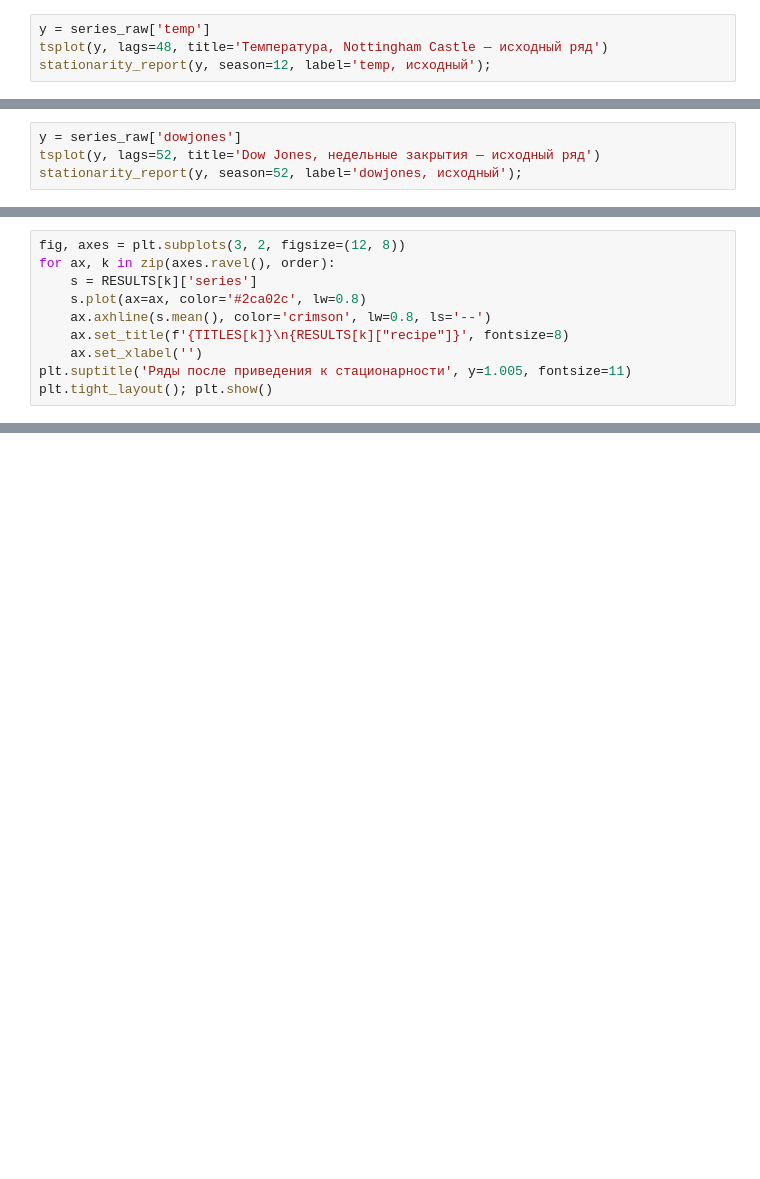
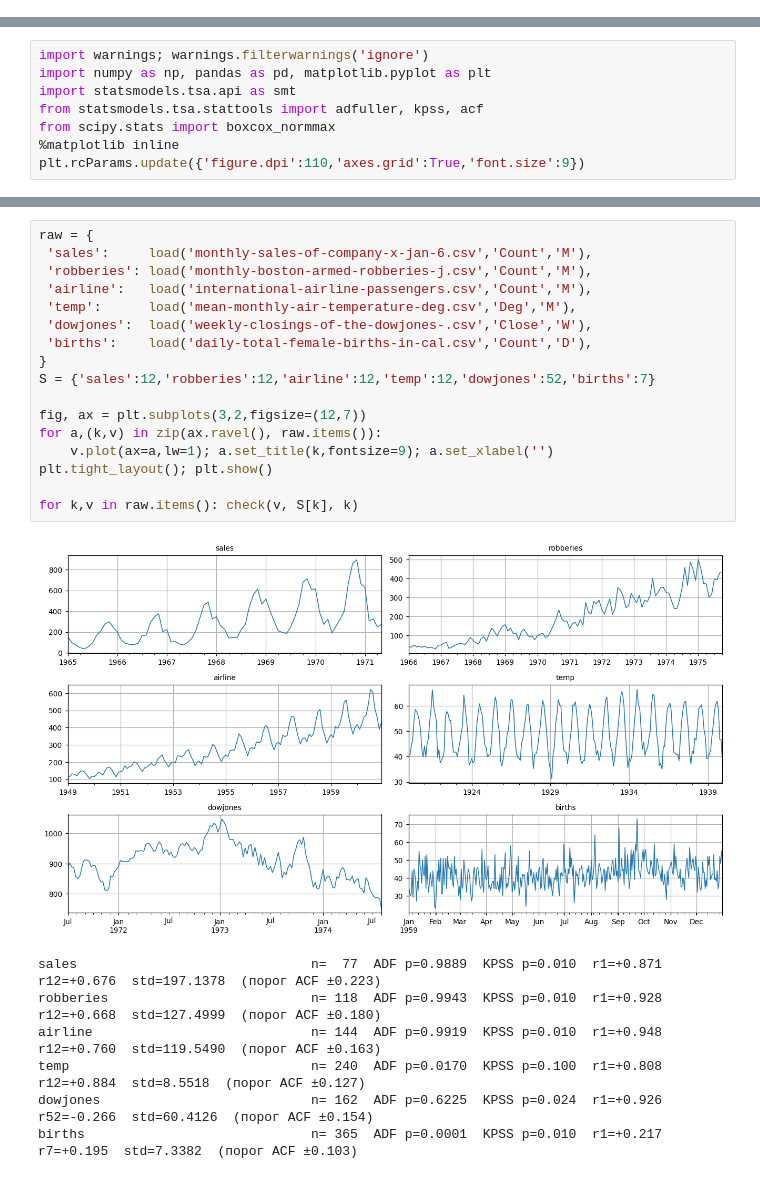
Before and after one commit to MkShkolnikov/time-series-stationarity, a Jupyter notebook: time_series_stationarity.ipynb, the cells around one changed output, grey strips where cells are left out. Saved outputs shown, nothing was run; the diff lists cells and outputs as text; blank space fills up the shorter version.

```diff
--- a/time_series_stationarity.ipynb
+++ b/time_series_stationarity.ipynb
@@ -539,4 +0,0 @@ register('sales', y_sales_B, 'log -> $\\Delta_1$ -> минус сезонные
-# %%
-y = series_raw['temp']
-tsplot(y, lags=48, title='Температура, Nottingham Castle — исходный ряд')
-stationarity_report(y, season=12, label='temp, исходный');
@@ -709,4 +0,0 @@ register('births', y_bir_C, 'минус линейный тренд и дамм
-# %%
-y = series_raw['dowjones']
-tsplot(y, lags=52, title='Dow Jones, недельные закрытия — исходный ряд')
-stationarity_report(y, season=52, label='dowjones, исходный');
@@ -795,10 +0,0 @@ summary
-# %%
-fig, axes = plt.subplots(3, 2, figsize=(12, 8))
-for ax, k in zip(axes.ravel(), order):
-    s = RESULTS[k]['series']
-    s.plot(ax=ax, color='#2ca02c', lw=0.8)
-    ax.axhline(s.mean(), color='crimson', lw=0.8, ls='--')
-    ax.set_title(f'{TITLES[k]}\n{RESULTS[k]["recipe"]}', fontsize=8)
-    ax.set_xlabel('')
-plt.suptitle('Ряды после приведения к стационарности', y=1.005, fontsize=11)
-plt.tight_layout(); plt.show()
@@ -836,0 +6,8 @@ plt.tight_layout(); plt.show()
+# %%
+import warnings; warnings.filterwarnings('ignore')
+import numpy as np, pandas as pd, matplotlib.pyplot as plt
+import statsmodels.tsa.api as smt
+from statsmodels.tsa.stattools import adfuller, kpss, acf
+from scipy.stats import boxcox_normmax
+%matplotlib inline
+plt.rcParams.update({'figure.dpi':110,'axes.grid':True,'font.size':9})
@@ -836,0 +49,25 @@ plt.tight_layout(); plt.show()
+# %%
+raw = {
+ 'sales':     load('monthly-sales-of-company-x-jan-6.csv','Count','M'),
+ 'robberies': load('monthly-boston-armed-robberies-j.csv','Count','M'),
+ 'airline':   load('international-airline-passengers.csv','Count','M'),
+ 'temp':      load('mean-monthly-air-temperature-deg.csv','Deg','M'),
+ 'dowjones':  load('weekly-closings-of-the-dowjones-.csv','Close','W'),
+ 'births':    load('daily-total-female-births-in-cal.csv','Count','D'),
+}
+S = {'sales':12,'robberies':12,'airline':12,'temp':12,'dowjones':52,'births':7}
+
+fig, ax = plt.subplots(3,2,figsize=(12,7))
+for a,(k,v) in zip(ax.ravel(), raw.items()):
+    v.plot(ax=a,lw=1); a.set_title(k,fontsize=9); a.set_xlabel('')
+plt.tight_layout(); plt.show()
+
+for k,v in raw.items(): check(v, S[k], k)
+# %% [output]
+[figure, added]
+sales                              n=  77  ADF p=0.9889  KPSS p=0.010  r1=+0.871  r12=+0.676  std=197.1378  (порог ACF ±0.223)
+robberies                          n= 118  ADF p=0.9943  KPSS p=0.010  r1=+0.928  r12=+0.668  std=127.4999  (порог ACF ±0.180)
+airline                            n= 144  ADF p=0.9919  KPSS p=0.010  r1=+0.948  r12=+0.760  std=119.5490  (порог ACF ±0.163)
+temp                               n= 240  ADF p=0.0170  KPSS p=0.100  r1=+0.808  r12=+0.884  std=8.5518  (порог ACF ±0.127)
+dowjones                           n= 162  ADF p=0.6225  KPSS p=0.024  r1=+0.926  r52=-0.266  std=60.4126  (порог ACF ±0.154)
+births                             n= 365  ADF p=0.0001  KPSS p=0.010  r1=+0.217  r7=+0.195  std=7.3382  (порог ACF ±0.103)
```
Also changed, not shown: parts of 102 cells of this notebook, 1 other file.
